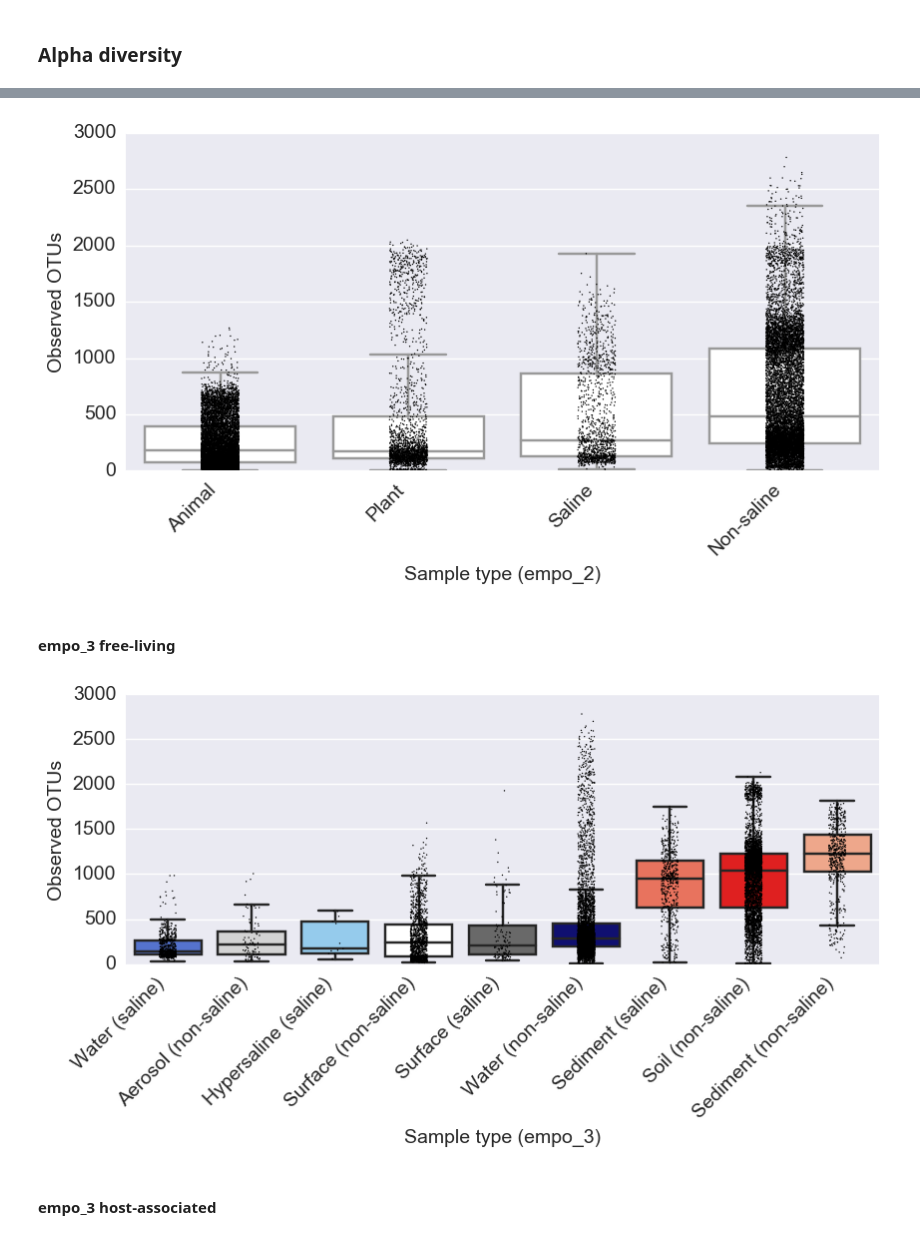
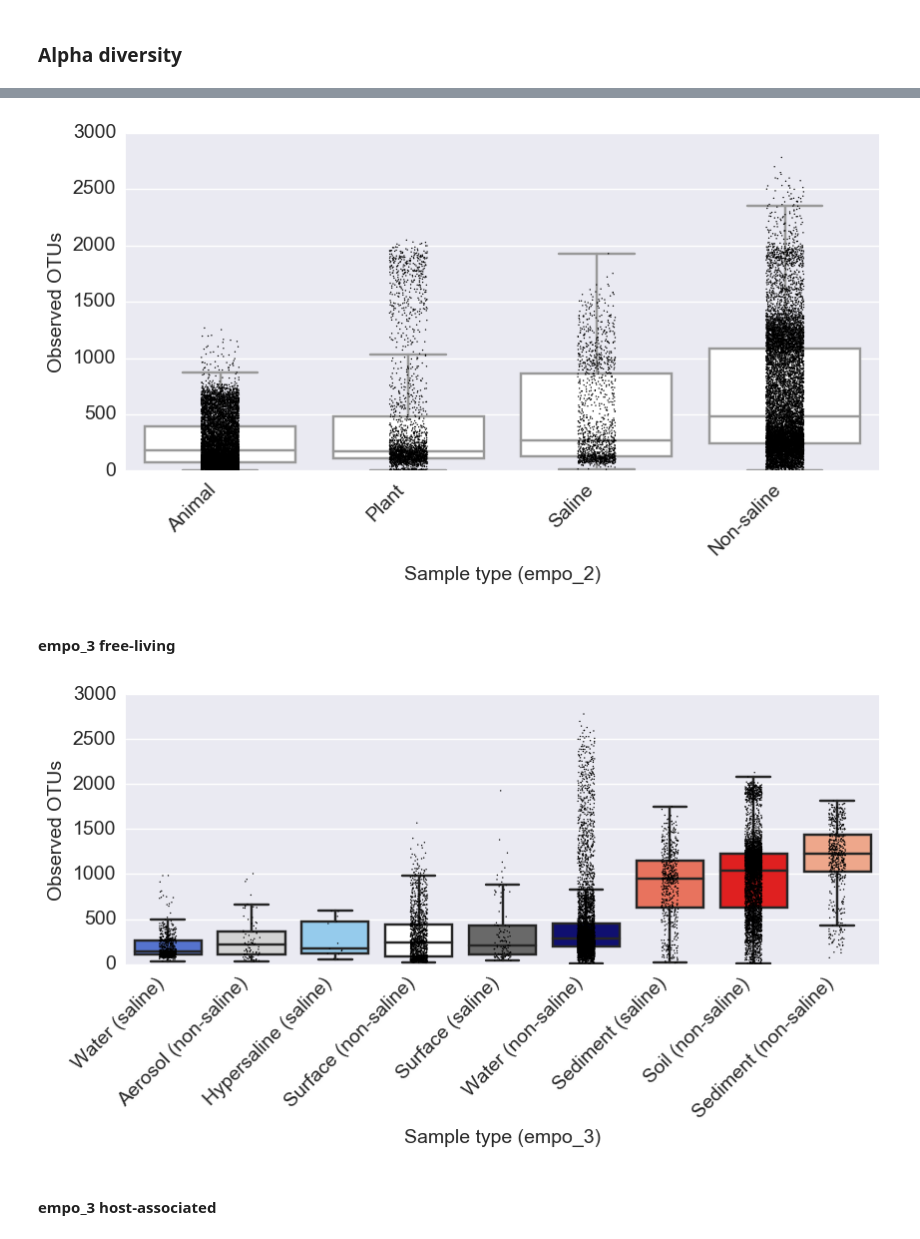
Before and after one commit to biocore/emp, a Jupyter notebook: ipynb/analysis/05-alpha-diversity/alpha_diversity_boxplots.ipynb, the cells around one changed output, grey strips where cells are left out. Cells and saved outputs as stored; diff of their text form; code cells hidden in the pictures.

```diff
--- a/ipynb/analysis/05-alpha-diversity/alpha_diversity_boxplots.ipynb
+++ b/ipynb/analysis/05-alpha-diversity/alpha_diversity_boxplots.ipynb
@@ -30,7 +39,7 @@ def boxplot_jitter_sorted(df, x_cat, y_cat, sub_cat, sub_value, y_max):
     plt.yticks(fontsize=myfontsize)
     plt.xlabel('Sample type (%s)' % x_cat, fontsize=myfontsize)
     plt.ylim(0, y_max)
-    if (y_cat == 'observed_otus'):
+    if (y_cat == 'adiv_observed_otus'):
         plt.ylabel('Observed OTUs', fontsize=myfontsize) # (identical 90-bp V4 16S rRNA)
     plt.tight_layout()
     fig.patch.set_alpha(0.0)
@@ -63,9 +131,9 @@ boxplot_jitter_sorted(df=df_merged_adiv, x_cat='empo_1', y_cat='observed_otus',
 # %%
 # empo_2 boxplots
-boxplot_jitter_sorted(df=df_merged_adiv, x_cat='empo_2', y_cat='observed_otus',
+boxplot_jitter_sorted(df=df_map, x_cat='empo_2', y_cat='adiv_observed_otus',
                       sub_cat='empo_0', sub_value='EMP sample', y_max=3000)
 # %% [output]
-[figure, old version]
+[figure, new version]
 # %% [markdown]
 #### empo_3 free-living
 # %%
@@ -84,10 +152,10 @@ colorsFL = [empcolors.get_empo_cat_color('Water (saline)'),
           'white']
 sns.set_palette(colorsFL)
 # %%
-boxplot_jitter_sorted(df=df_merged_adiv, x_cat='empo_3', y_cat='observed_otus',
+boxplot_jitter_sorted(df=df_map, x_cat='empo_3', y_cat='adiv_observed_otus',
                       sub_cat='empo_1', sub_value='Free-living', y_max=3000)
 # %% [output]
-[figure, old version]
+[figure, new version]
 # %% [markdown]
 #### empo_3 host-associated
 # %%
```
Also changed, not shown: parts of 15 cells of this notebook.
